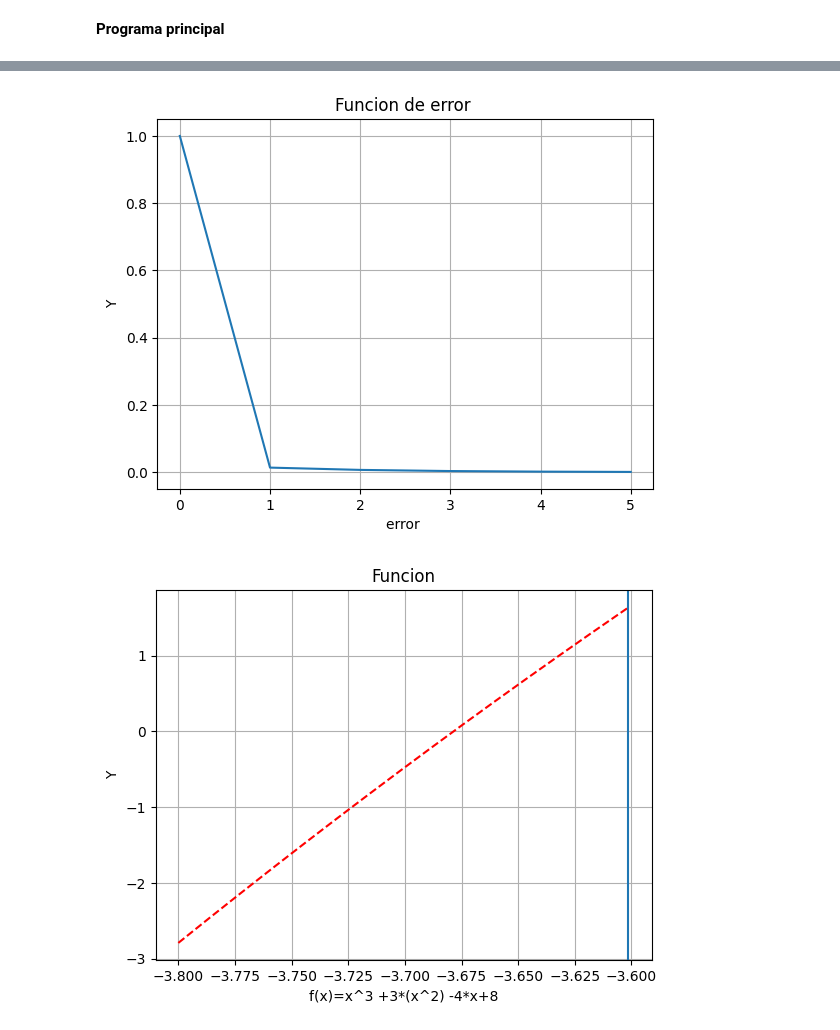
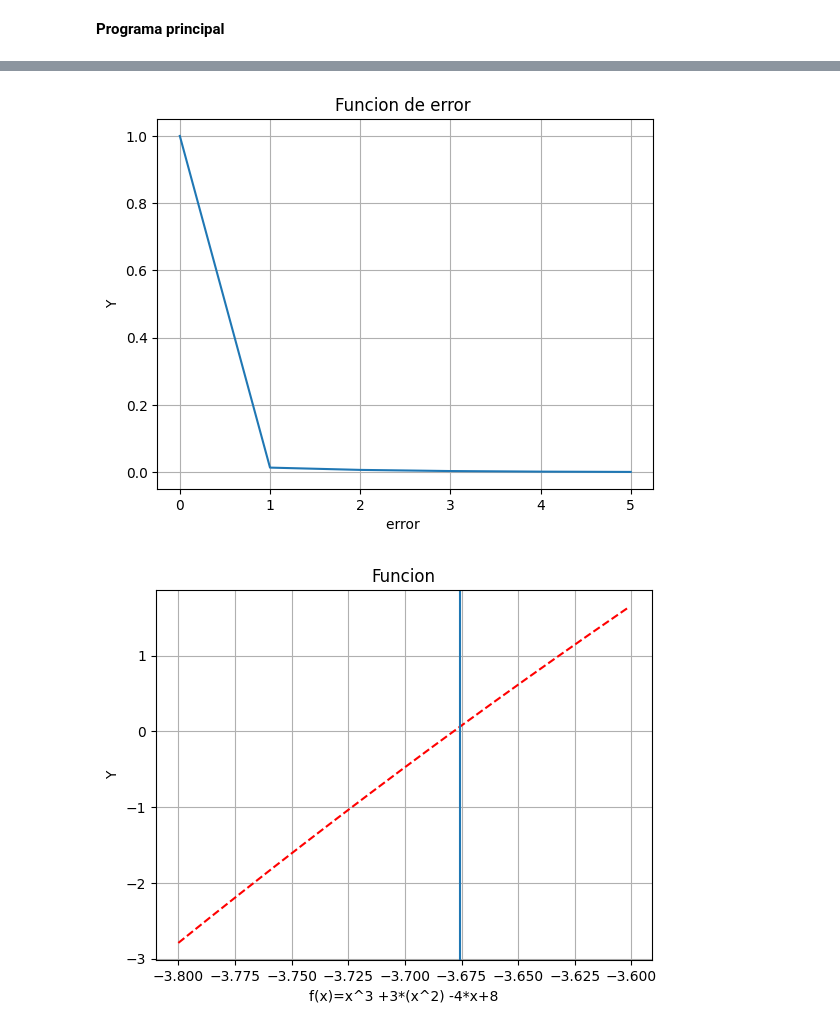
Before and after one commit to soyudea/Arquitectura_Computadores, a Jupyter notebook: Taller_Biseccion_.ipynb, the cells around one changed output, grey strips where cells are left out. Saved outputs shown, nothing was run; the diff lists cells and outputs as text; code cells hidden in the pictures.

```diff
--- a/Taller_Biseccion_.ipynb
+++ b/Taller_Biseccion_.ipynb
@@ -155,27 +155,27 @@ Error  0.0008673026886382854
 # %%
 def graf_function():
   X = list(np.arange(xl,xu, err))
   #Y=[((x**4)+ 3*(x**3) - 2) for x in X]
   Y=[((x**3) +2*(x**2) -4*x+8) for x in X]
   plt.title("Funcion")
   plt.xlabel("f(x)=x^3 +3*(x^2) -4*x+8")
   plt.ylabel("Y")
   plt.plot(X,Y, "r--")
-  plt.axvline(x= -3.6015625, ymin=0.0, ymax=10)
+  plt.axvline(x= -3.675625, ymin=0.0, ymax=10)
   plt.grid()
   plt.show()
 
 def graf_f():
   X = lista_errores
   Y = np.linspace(0, 10, num=15, endpoint=False)
   plt.title("Funcion de error ")
   plt.xlabel("error ")
   plt.ylabel("Y")
   plt.plot(lista_errores)
   plt.grid()
   plt.show()
 graf_f()
 graf_function()
 # %% [output]
 [figure]
-[figure, old version]
+[figure, new version]
```
